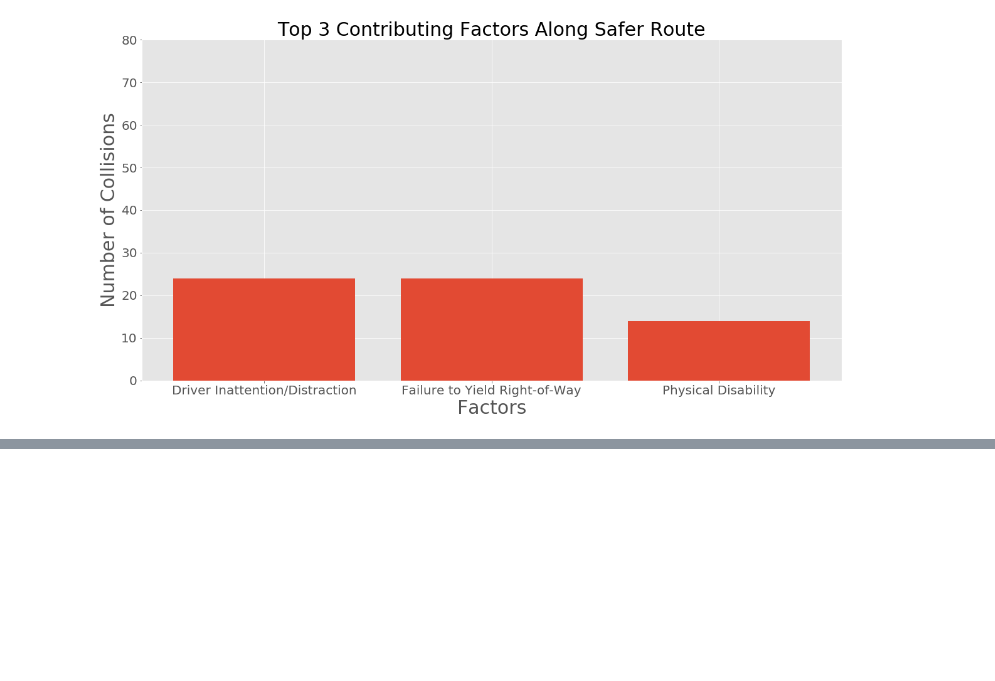
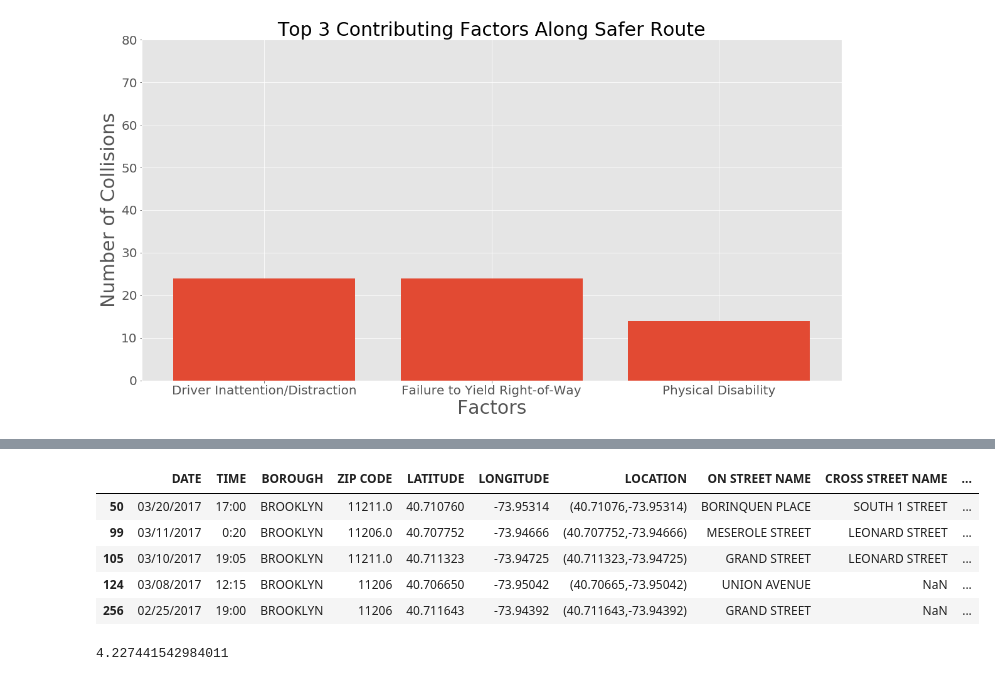
Before and after one commit to nealrea/collisionViz, a Jupyter notebook: data_exploration/route_stats.ipynb, the cells around one changed output, grey strips where cells are left out. Cells and saved outputs as stored; diff of their text form; code cells hidden in the pictures; blank space fills up the shorter version.

```diff
--- a/data_exploration/route_stats.ipynb
+++ b/data_exploration/route_stats.ipynb
@@ -181,0 +193,19 @@ plt.show()
+# %%
+danger_cars = danger_route[((danger_route['VEHICLE TYPE CODE 1'] != 'BICYCLE') & (danger_route['VEHICLE TYPE CODE 1'].isnull())) |
+                          ((danger_route['VEHICLE TYPE CODE 2'] != 'BICYCLE') & (danger_route['VEHICLE TYPE CODE 2'].isnull())) |
+                          ((danger_route['VEHICLE TYPE CODE 3'] != 'BICYCLE') & (danger_route['VEHICLE TYPE CODE 3'].isnull())) |
+                          ((danger_route['VEHICLE TYPE CODE 4'] != 'BICYCLE') & (danger_route['VEHICLE TYPE CODE 4'].isnull())) |
+                          ((danger_route['VEHICLE TYPE CODE 5'] != 'BICYCLE') & (danger_route['VEHICLE TYPE CODE 5'].isnull()))]
+danger_cars.head()
+# %% [output]
+|  | DATE | TIME | BOROUGH | ZIP CODE | LATITUDE | LONGITUDE | LOCATION | ON STREET NAME | CROSS STREET NAME | ... |
+| 50 | 03/20/2017 | 17:00 | BROOKLYN | 11211.0 | 40.710760 | -73.95314 | (40.71076,-73.95314) | BORINQUEN PLACE | SOUTH 1 STREET | ... |
+| 99 | 03/11/2017 | 0:20 | BROOKLYN | 11206.0 | 40.707752 | -73.94666 | (40.707752,-73.94666) | MESEROLE STREET | LEONARD STREET | ... |
+| 105 | 03/10/2017 | 19:05 | BROOKLYN | 11211.0 | 40.711323 | -73.94725 | (40.711323,-73.94725) | GRAND STREET | LEONARD STREET | ... |
+| 124 | 03/08/2017 | 12:15 | BROOKLYN | 11206 | 40.706650 | -73.95042 | (40.70665,-73.95042) | UNION AVENUE | NaN | ... |
+| 256 | 02/25/2017 | 19:00 | BROOKLYN | 11206 | 40.711643 | -73.94392 | (40.711643,-73.94392) | GRAND STREET | NaN | ... |
+# %%
+safety_index_dc = danger_cars['Collision Rate'].mean()
+safety_index_dc
+# %% [output]
+4.227441542984011
```
Also changed, not shown: parts of 15 cells of this notebook.
